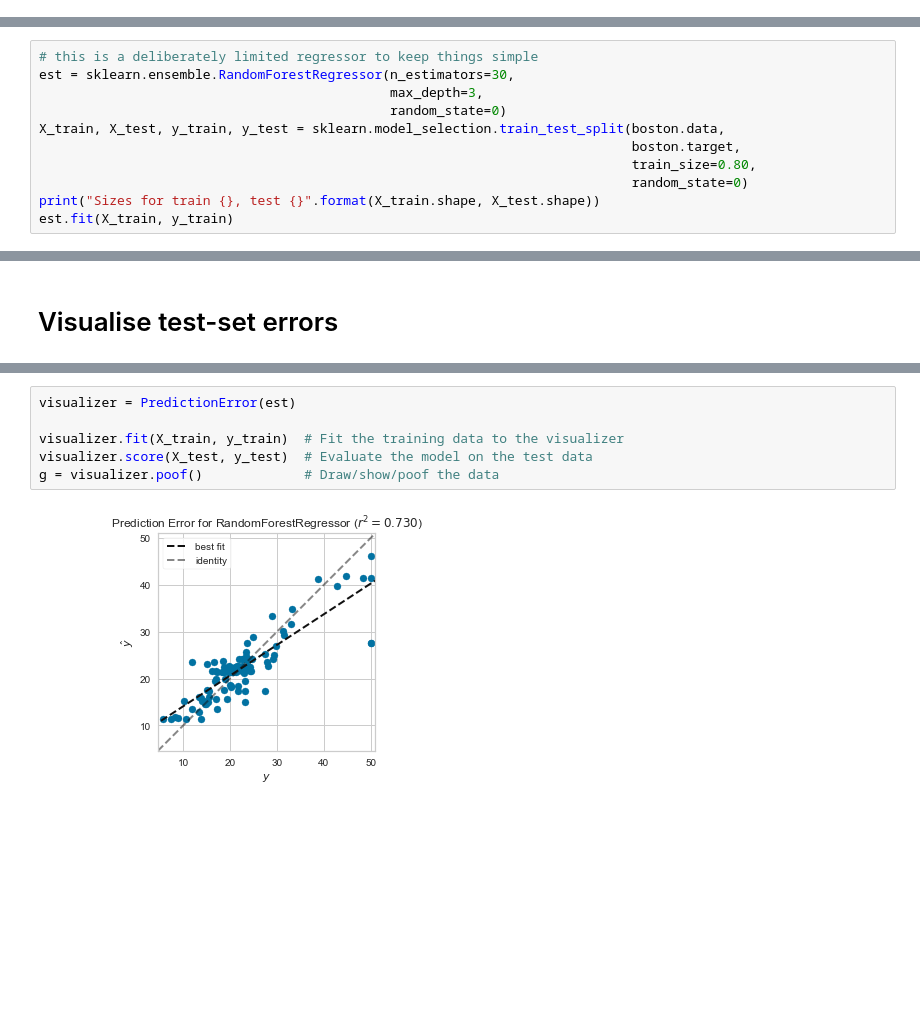
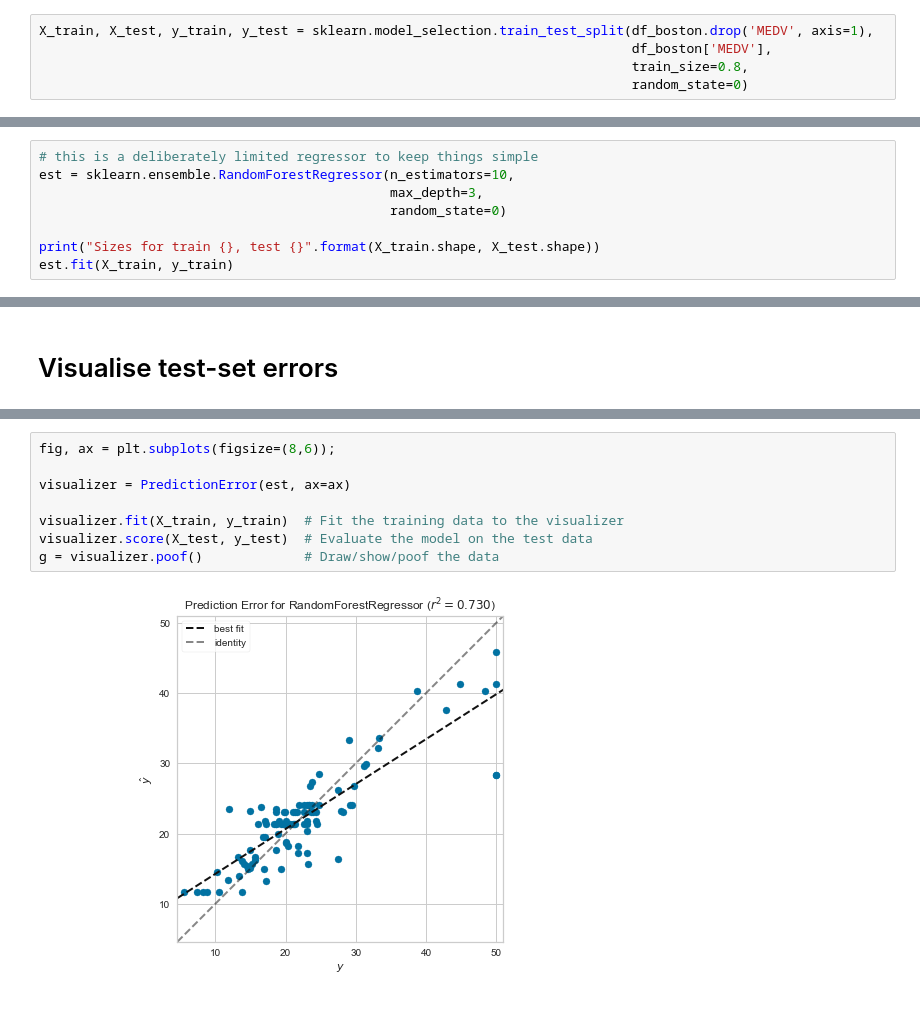
Before and after one commit to ianozsvald/data_science_delivered, a Jupyter notebook: ml_explain_regression_prediction.ipynb, the cells around one changed output, grey strips where cells are left out. Drawn from its saved outputs; the diff is of its cells as text; blank space fills up the shorter version.

```diff
--- a/ml_explain_regression_prediction.ipynb
+++ b/ml_explain_regression_prediction.ipynb
@@ -119,0 +122,5 @@ jg.ax_marg_x.set_title("Median value vs average number of rooms per dwelling");
+# %%
+X_train, X_test, y_train, y_test = sklearn.model_selection.train_test_split(df_boston.drop('MEDV', axis=1),
+                                                                            df_boston['MEDV'],
+                                                                            train_size=0.8,
+                                                                            random_state=0)
@@ -121,13 +137,10 @@ jg.ax_marg_x.set_title("Median value vs average number of rooms per dwelling");
 # Build small RandomForestRegressor
 # %%
 # this is a deliberately limited regressor to keep things simple
-est = sklearn.ensemble.RandomForestRegressor(n_estimators=30,
+est = sklearn.ensemble.RandomForestRegressor(n_estimators=10,
                                              max_depth=3,
                                              random_state=0)
-X_train, X_test, y_train, y_test = sklearn.model_selection.train_test_split(boston.data,
-                                                                            boston.target,
-                                                                            train_size=0.80,
-                                                                            random_state=0)
+
 print("Sizes for train {}, test {}".format(X_train.shape, X_test.shape))
 est.fit(X_train, y_train)
 # %% [output]
@@ -387,11 +526,13 @@ g = visualizer.poof()             # Draw/show/poof the data
 # %%
-visualizer = PredictionError(est)
+fig, ax = plt.subplots(figsize=(8,6));
+
+visualizer = PredictionError(est, ax=ax)
 
 visualizer.fit(X_train, y_train)  # Fit the training data to the visualizer
 visualizer.score(X_test, y_test)  # Evaluate the model on the test data
 g = visualizer.poof()             # Draw/show/poof the data
 # %% [output]
-[figure, old version]
+[figure, new version]
 # %% [markdown]
 # To Add
 
```
Also changed, not shown: parts of 37 cells of this notebook.
